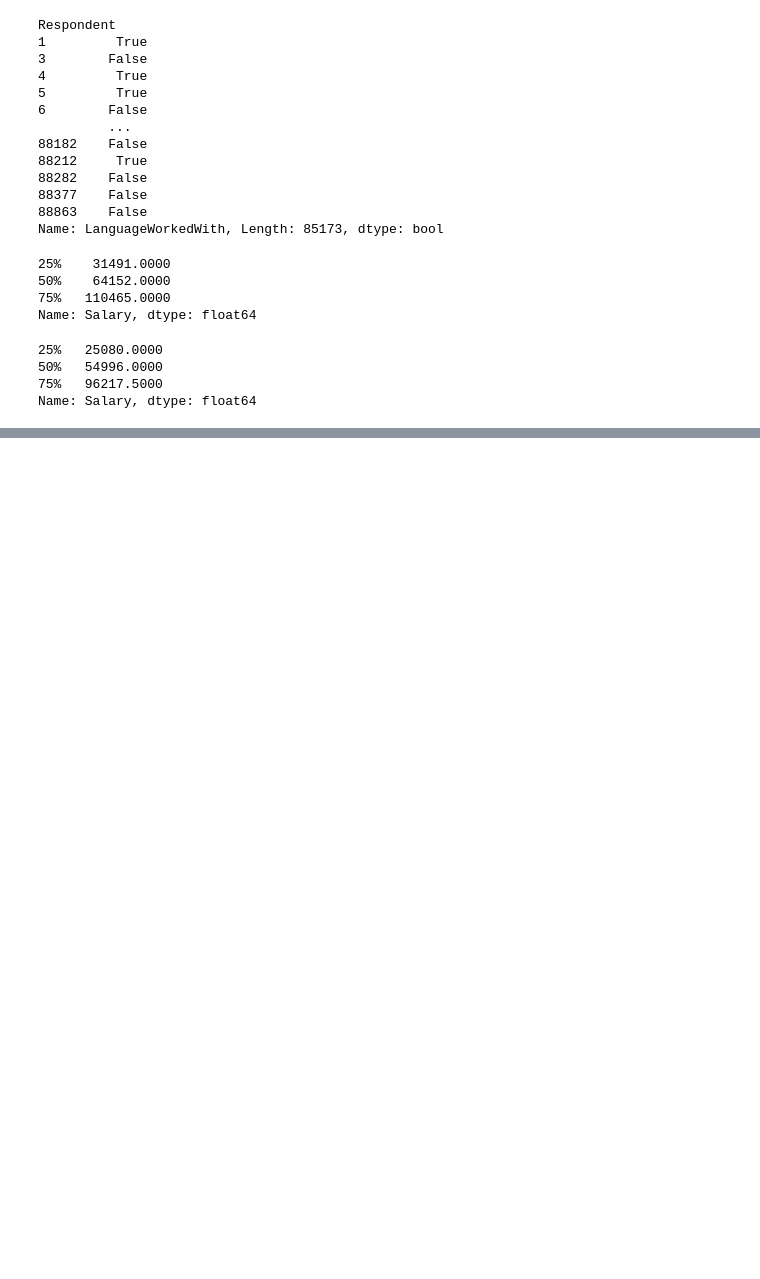
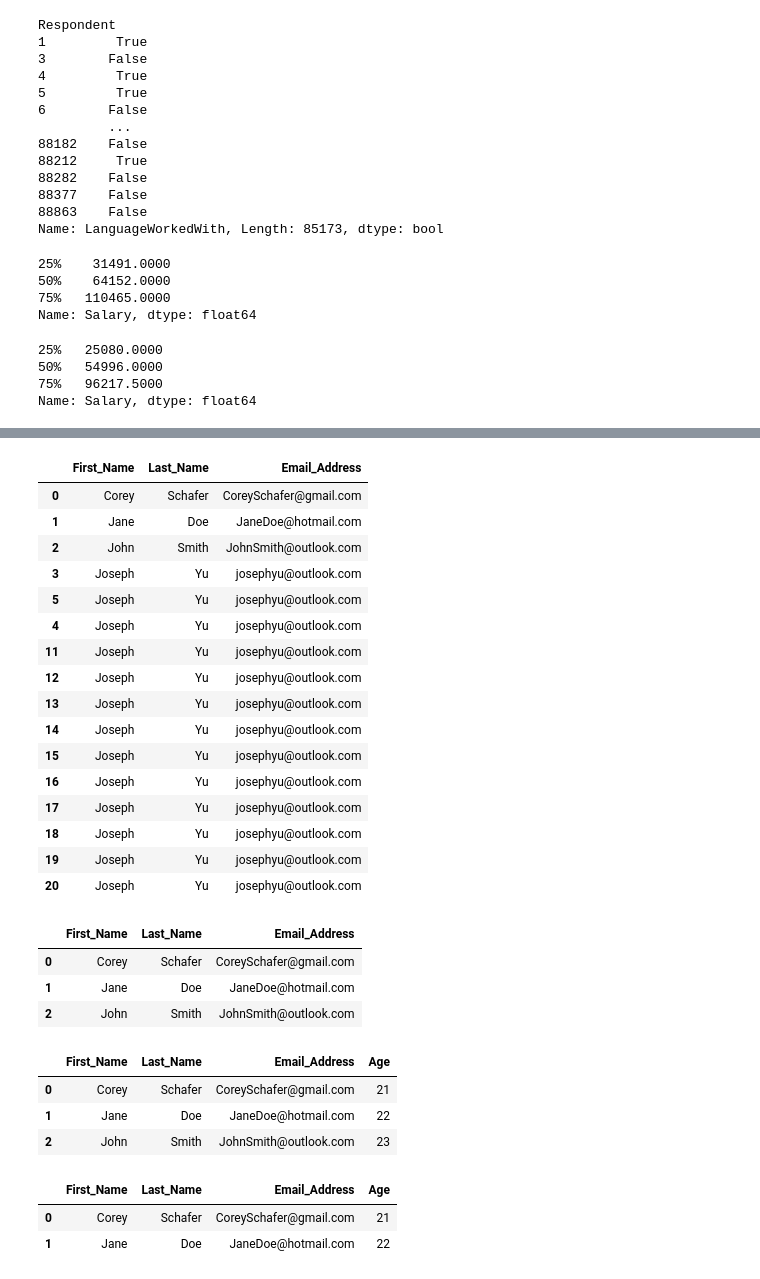
Before and after one commit to JosephZYU/Python-5-pandas, a Jupyter notebook: 98.pandas_review.ipynb, the cells around one changed output, grey strips where cells are left out. Drawn from its saved outputs; the diff is of its cells as text; code cells hidden in the pictures; blank space fills up the shorter version.

```diff
--- a/98.pandas_review.ipynb
+++ b/98.pandas_review.ipynb
@@ -212,0 +215,2 @@ list(set(li_con))
+# %%
+pp_df.rename(columns={'Email': 'Email_Address'}, inplace=True)
@@ -212,0 +234,5 @@ list(set(li_con))
+# %%
+# df.rename(columns={})
+# df.columns.str.replace()
+
+df = pp_df
@@ -212,0 +253,10 @@ list(set(li_con))
+# %%
+# ✅ Append new row into existing dataframe ✅ 200
+# 'First_Name', 'Last_Name', 'Email_Address'
+# Congrats! You've probably mastered dict by now!
+
+df.loc[4] = {
+    'First_Name':'Joseph',
+    'Last_Name':'Yu',
+    'Email_Address':'josephyu@outlook.com'
+    }
@@ -212,0 +273,11 @@ list(set(li_con))
+# %%
+# ⭐️ Mass create new rows into existing colums 批量添加新行并入已有数据
+
+# df.loc[i] = {dict}
+
+for i in range(11, 21, 1):
+    df.loc[i] = {
+    'First_Name':'Joseph',
+    'Last_Name':'Yu',
+    'Email_Address':'josephyu@outlook.com'
+    }
@@ -212,0 +304,20 @@ list(set(li_con))
+# %%
+df
+# %% [output]
+|  | First_Name | Last_Name | Email_Address |
+| 0 | Corey | Schafer | CoreySchafer@gmail.com |
+| 1 | Jane | Doe | JaneDoe@hotmail.com |
+| 2 | John | Smith | JohnSmith@outlook.com |
+| 3 | Joseph | Yu | josephyu@outlook.com |
+| 5 | Joseph | Yu | josephyu@outlook.com |
+| 4 | Joseph | Yu | josephyu@outlook.com |
+| 11 | Joseph | Yu | josephyu@outlook.com |
+| 12 | Joseph | Yu | josephyu@outlook.com |
+| 13 | Joseph | Yu | josephyu@outlook.com |
+| 14 | Joseph | Yu | josephyu@outlook.com |
+| 15 | Joseph | Yu | josephyu@outlook.com |
+| 16 | Joseph | Yu | josephyu@outlook.com |
+| 17 | Joseph | Yu | josephyu@outlook.com |
+| 18 | Joseph | Yu | josephyu@outlook.com |
+| 19 | Joseph | Yu | josephyu@outlook.com |
+| 20 | Joseph | Yu | josephyu@outlook.com |
@@ -212,0 +329,7 @@ list(set(li_con))
+# %%
+df
+# %% [output]
+|  | First_Name | Last_Name | Email_Address |
+| 0 | Corey | Schafer | CoreySchafer@gmail.com |
+| 1 | Jane | Doe | JaneDoe@hotmail.com |
+| 2 | John | Smith | JohnSmith@outlook.com |
@@ -212,0 +338,7 @@ list(set(li_con))
+# %%
+df
+# %% [output]
+|  | First_Name | Last_Name | Email_Address | Age |
+| 0 | Corey | Schafer | CoreySchafer@gmail.com | 21 |
+| 1 | Jane | Doe | JaneDoe@hotmail.com | 22 |
+| 2 | John | Smith | JohnSmith@outlook.com | 23 |
@@ -212,0 +347,6 @@ list(set(li_con))
+# %%
+df[filt]
+# %% [output]
+|  | First_Name | Last_Name | Email_Address | Age |
+| 0 | Corey | Schafer | CoreySchafer@gmail.com | 21 |
+| 1 | Jane | Doe | JaneDoe@hotmail.com | 22 |
```
Also changed, not shown: parts of 17 cells of this notebook, 2 other files.
